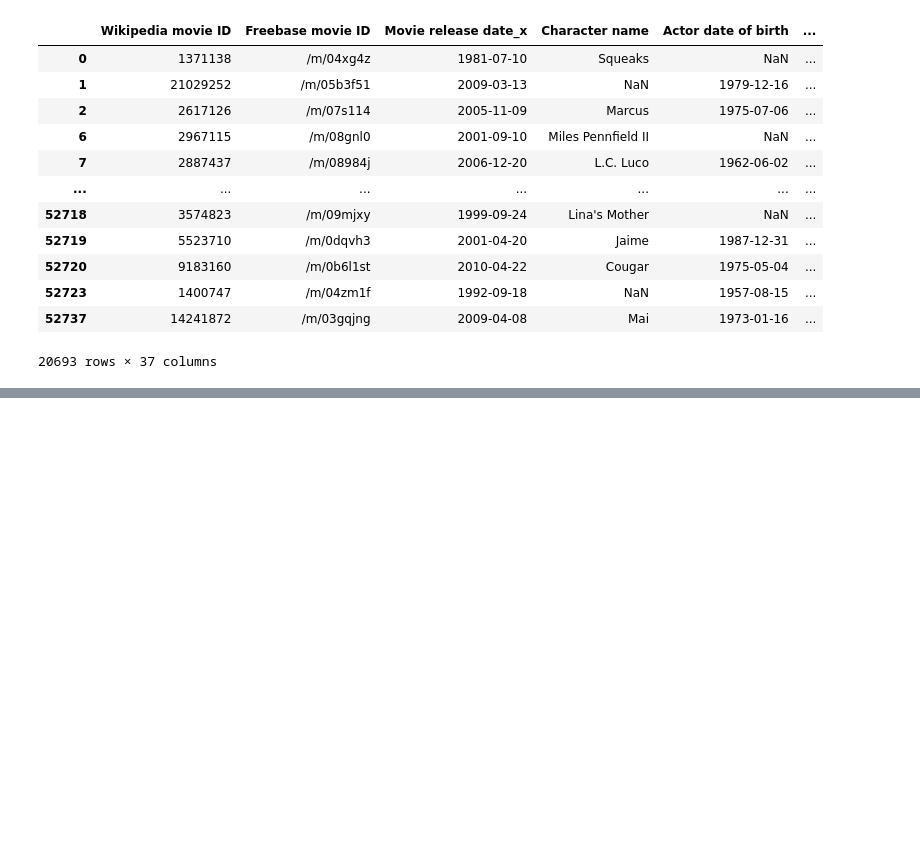
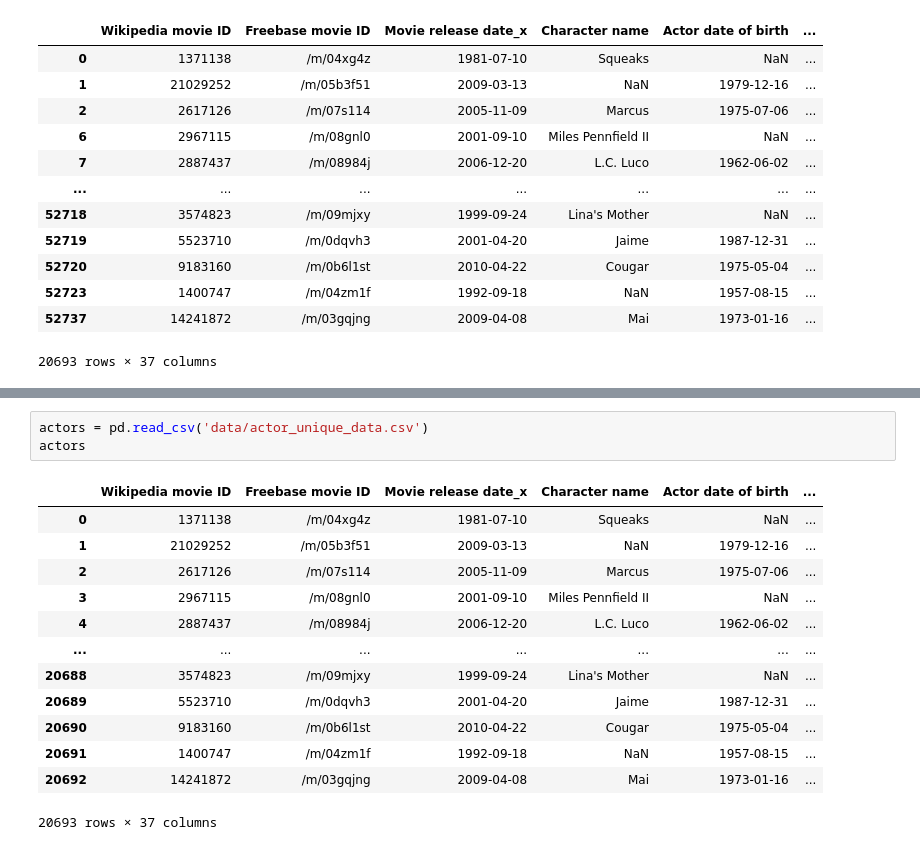
Before and after one commit to epfl-ada/ada-2024-project-sigma-squad, a Jupyter notebook: analysis.ipynb, the cells around one changed output, grey strips where cells are left out. Cells and saved outputs as stored; diff of their text form; blank space fills up the shorter version.

```diff
--- a/analysis.ipynb
+++ b/analysis.ipynb
@@ -661,0 +694,17 @@ actor_unique
+# %%
+actors = pd.read_csv('data/actor_unique_data.csv')
+actors
+# %% [output]
+|  | Wikipedia movie ID | Freebase movie ID | Movie release date_x | Character name | Actor date of birth | ... |
+| 0 | 1371138 | /m/04xg4z | 1981-07-10 | Squeaks | NaN | ... |
+| 1 | 21029252 | /m/05b3f51 | 2009-03-13 | NaN | 1979-12-16 | ... |
+| 2 | 2617126 | /m/07s114 | 2005-11-09 | Marcus | 1975-07-06 | ... |
+| 3 | 2967115 | /m/08gnl0 | 2001-09-10 | Miles Pennfield II | NaN | ... |
+| 4 | 2887437 | /m/08984j | 2006-12-20 | L.C. Luco | 1962-06-02 | ... |
+| ... | ... | ... | ... | ... | ... | ... |
+| 20688 | 3574823 | /m/09mjxy | 1999-09-24 | Lina's Mother | NaN | ... |
+| 20689 | 5523710 | /m/0dqvh3 | 2001-04-20 | Jaime | 1987-12-31 | ... |
+| 20690 | 9183160 | /m/0b6l1st | 2010-04-22 | Cougar | 1975-05-04 | ... |
+| 20691 | 1400747 | /m/04zm1f | 1992-09-18 | NaN | 1957-08-15 | ... |
+| 20692 | 14241872 | /m/03gqjng | 2009-04-08 | Mai | 1973-01-16 | ... |
+20693 rows × 37 columns
```
Also changed, not shown: parts of 14 cells of this notebook, 2 other files.
